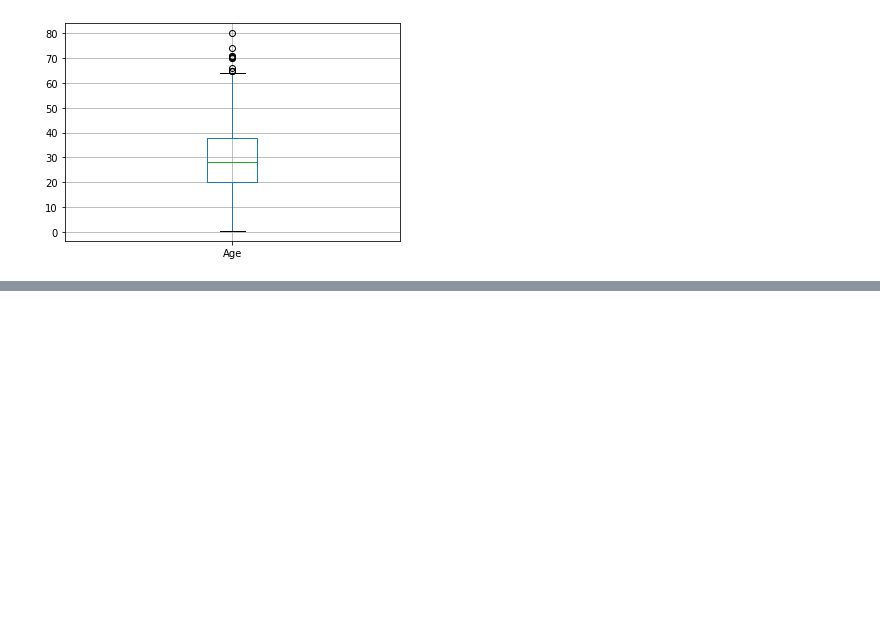
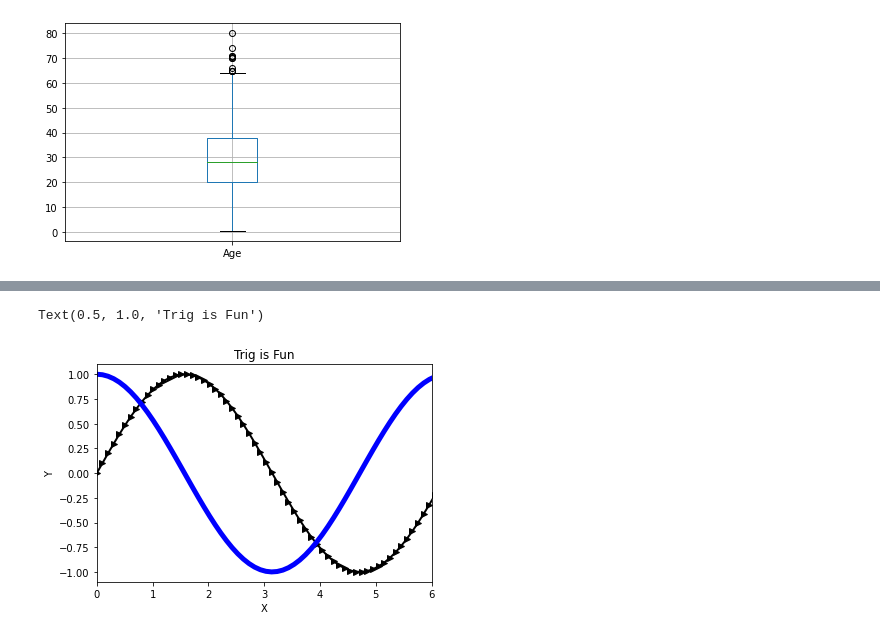
Before and after one commit to FHU/cis277-fa22-09-viz-intro, a Jupyter notebook: Viz-Intro.ipynb, the cells around one changed output, grey strips where cells are left out. Cells and saved outputs as stored; diff of their text form; code cells hidden in the pictures; blank space fills up the shorter version.

```diff
--- a/Viz-Intro.ipynb
+++ b/Viz-Intro.ipynb
@@ -57,0 +86,15 @@ Name: Age, dtype: float64
+# %%
+X = np.linspace(0,10,100)
+Y = np.sin(X)
+Z = np.cos(X)
+
+fig, ax = plt.subplots()
+ax.plot(X,Y, color="black", linewidth=2, marker=">")
+ax.plot(X,Z, color="blue", linewidth=5)
+ax.set_xlim([0, 6])
+ax.set_xlabel("X")
+ax.set_ylabel("Y")
+ax.set_title("Trig is Fun")
+# %% [output]
+Text(0.5, 1.0, 'Trig is Fun')
+[figure, added]
```
Also changed, not shown: parts of 6 cells of this notebook.
